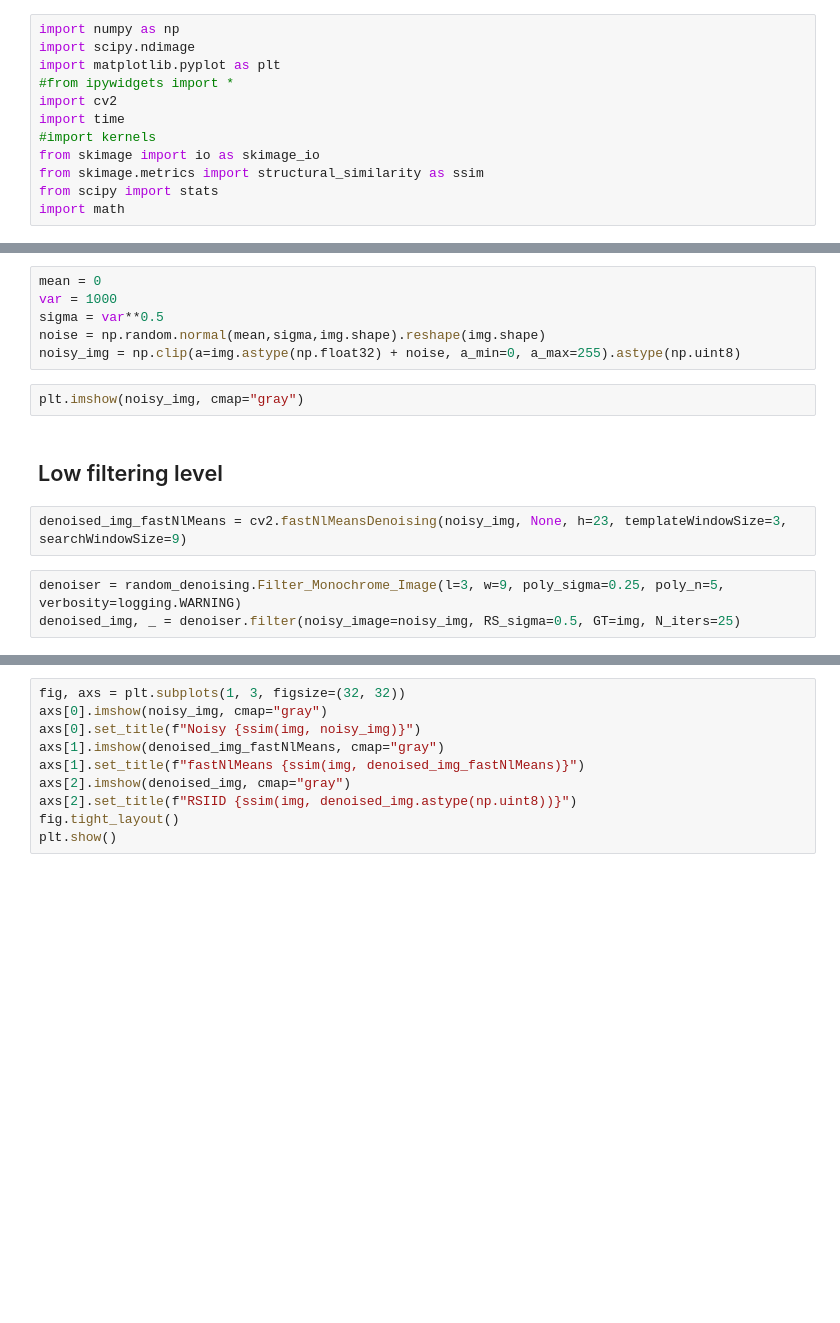
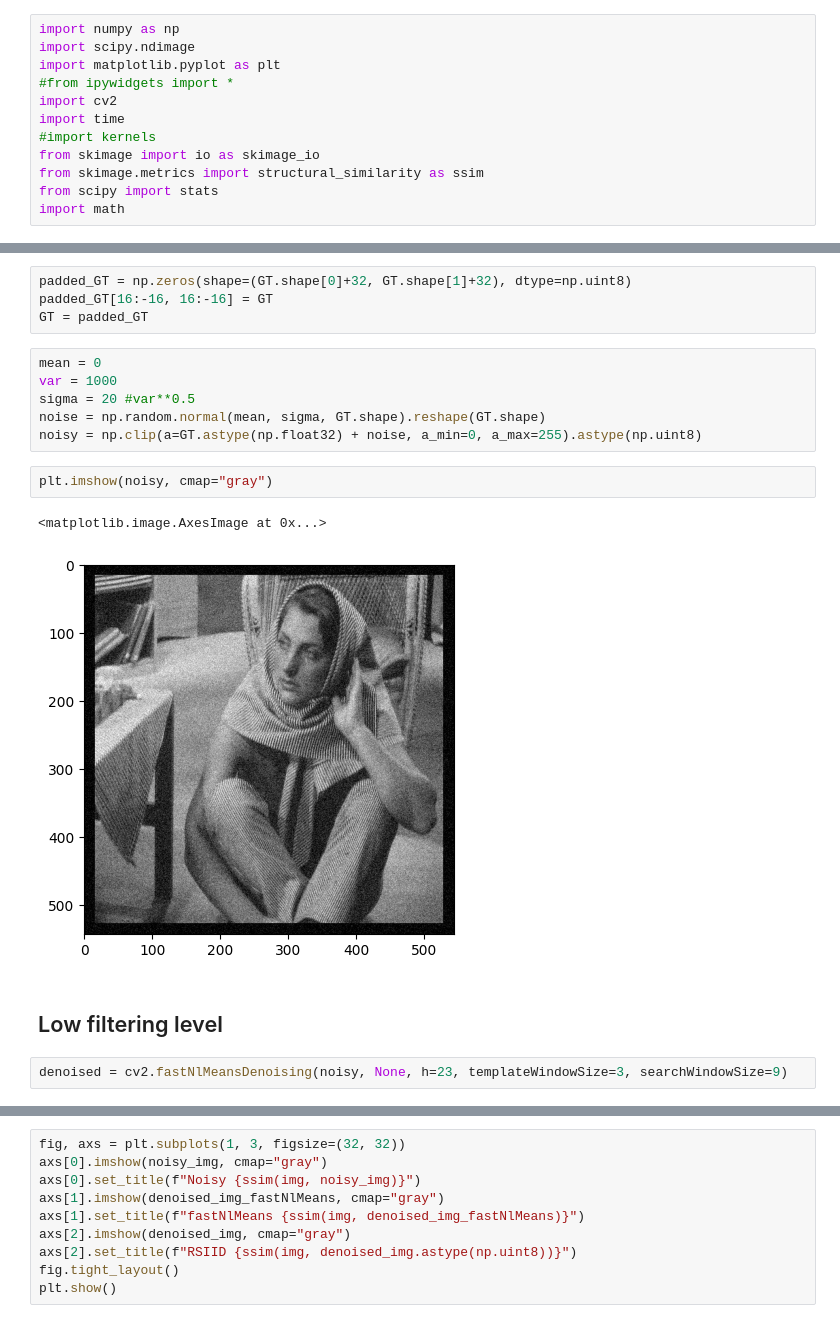
Before and after one commit to vicente-gonzalez-ruiz/denoising, a Jupyter notebook: src/RSIID_vs_fastNlMeansDenoising__barb.ipynb, the cells around one changed output, grey strips where cells are left out. Drawn from its saved outputs; the diff is of its cells as text; blank space fills up the shorter version.

```diff
--- a/src/RSIID_vs_fastNlMeansDenoising__barb.ipynb
+++ b/src/RSIID_vs_fastNlMeansDenoising__barb.ipynb
@@ -29,15 +32,19 @@ plt.imshow(img, cmap="gray")
+# %%
+padded_GT = np.zeros(shape=(GT.shape[0]+32, GT.shape[1]+32), dtype=np.uint8)
+padded_GT[16:-16, 16:-16] = GT
+GT = padded_GT
 # %%
 mean = 0
 var = 1000
-sigma = var**0.5
-noise = np.random.normal(mean,sigma,img.shape).reshape(img.shape)
-noisy_img = np.clip(a=img.astype(np.float32) + noise, a_min=0, a_max=255).astype(np.uint8)
+sigma = 20 #var**0.5
+noise = np.random.normal(mean, sigma, GT.shape).reshape(GT.shape)
+noisy = np.clip(a=GT.astype(np.float32) + noise, a_min=0, a_max=255).astype(np.uint8)
 # %%
-plt.imshow(noisy_img, cmap="gray")
+plt.imshow(noisy, cmap="gray")
+# %% [output]
+<matplotlib.image.AxesImage at 0x...>
+[figure, added]
 # %% [markdown]
 ## Low filtering level
 # %%
-denoised_img_fastNlMeans = cv2.fastNlMeansDenoising(noisy_img, None, h=23, templateWindowSize=3, searchWindowSize=9)
+denoised = cv2.fastNlMeansDenoising(noisy, None, h=23, templateWindowSize=3, searchWindowSize=9)
-# %%
-denoiser = random_denoising.Filter_Monochrome_Image(l=3, w=9, poly_sigma=0.25, poly_n=5, verbosity=logging.WARNING)
-denoised_img, _ = denoiser.filter(noisy_image=noisy_img, RS_sigma=0.5, GT=img, N_iters=25)
```
Also changed, not shown: parts of 18 cells of this notebook, 5 other files.
